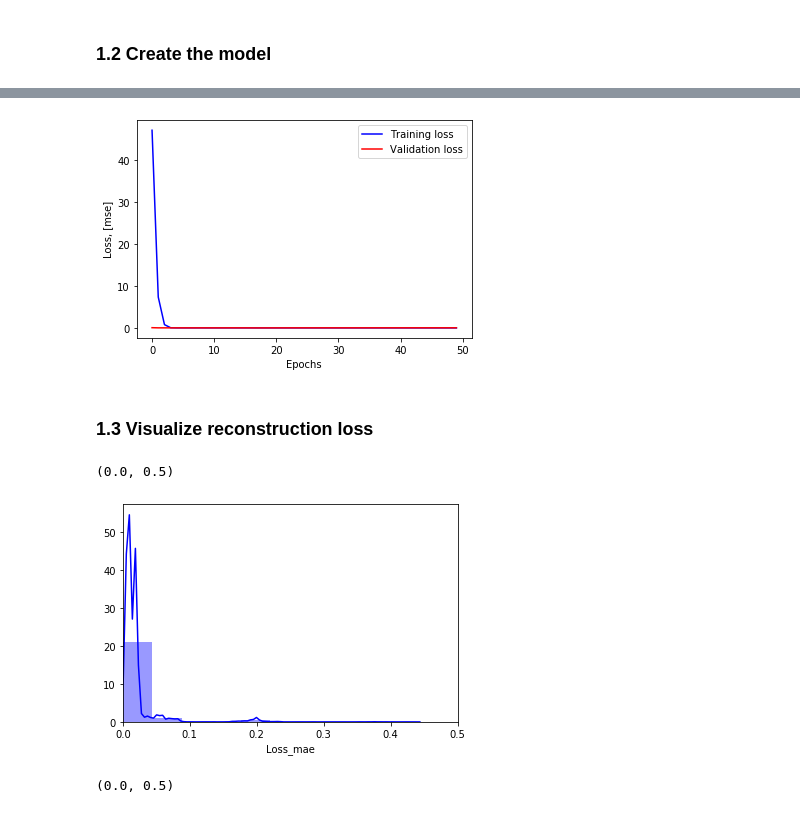
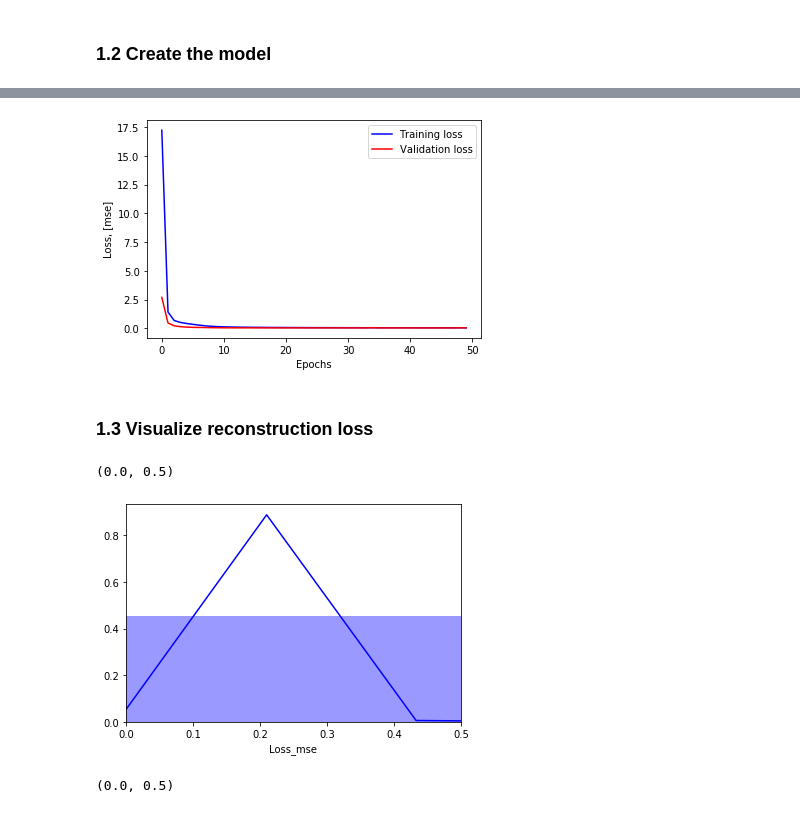
Before and after one commit to Duchstf/quench-detector, a Jupyter notebook: MLP-Ramp4.ipynb, the cells around one changed output, grey strips where cells are left out. Cells and saved outputs as stored; diff of their text form; code cells hidden in the pictures.

```diff
--- a/MLP-Ramp4.ipynb
+++ b/MLP-Ramp4.ipynb
@@ -503,7 +510,7 @@ def load_and_plot(dir_path, channel, time_range = None, stat = False, window = 1
 # %% [markdown]
 # 1. DNN on a single channel
 # %%
-def generate_data(dir_path, channel, time_range, window = 100):
+def generate_data(dir_path, channel, time_range, window = 1000, step = 10):
     #Load the data
     data = load_channel_and_time(dir_path, channel)
 
@@ -520,14 +527,16 @@ def generate_data(dir_path, channel, time_range, window = 100):
 
     select_list = [channel, "SD", "Kurtosis", "Skew"]
 
+    assert data[select_list].to_numpy()[window-1::step].shape[0] == data['time'].to_numpy()[window-1::step].shape[0]
+
     %reset -f in
 
-    return data[select_list].to_numpy()[window-1:], data['time'].to_numpy()[window-1:]
+    return data[select_list].to_numpy()[window-1::step], data['time'].to_numpy()[window-1::step]
 # %% [markdown]
 ### 1.1 Taking data
 # %%
-X_train, train_time = generate_data("./data/Ramp4/", "ai2", time_range = (-450, -350), window = 200000)
-X_test, test_time = generate_data("./data/Ramp4/", "ai2", time_range = (-50, 0), window = 200000)
+X_train, train_time = generate_data("./data/Ramp4/", "ai2", time_range = (-450, -350), window = 1000)
+X_test, test_time = generate_data("./data/Ramp4/", "ai2", time_range = (-50, 0), window = 1000)
 print("X_train's shape: ", X_train.shape)
 print("X_test's shape: ", X_test.shape)
 # %% [output]
@@ -618,6 +627,4 @@ plt.xlabel('Epochs')
 plt.ylabel('Loss, [mse]')
 plt.show()
 # %% [output]
-[figure, old version]
+[figure, new version]
-# %%
-model.load("test1.h5")
@@ -626,17 +635,17 @@ model.load("test1.h5")
 # %%
 X_pred = model.predict(np.array(X_train))
 scored = pd.DataFrame()
-scored['Loss_mae'] = np.mean(np.abs(X_pred-X_train), axis = 1)
+scored['Loss_mse'] = np.mean(np.abs(X_pred-X_train), axis = 1)
 
 plt.figure()
 sns.distplot(scored['Loss_mse'],
              bins = 10,
              kde= True,
             color = 'blue');
 plt.xlim([0.0,.5])
 # %% [output]
 (0.0, 0.5)
-[figure, old version]
+[figure, new version]
 # %%
 plt.figure()
 sns.distplot(scored['Loss_mse'],
```
Also changed, not shown: parts of 39 cells of this notebook, 2 other files.
